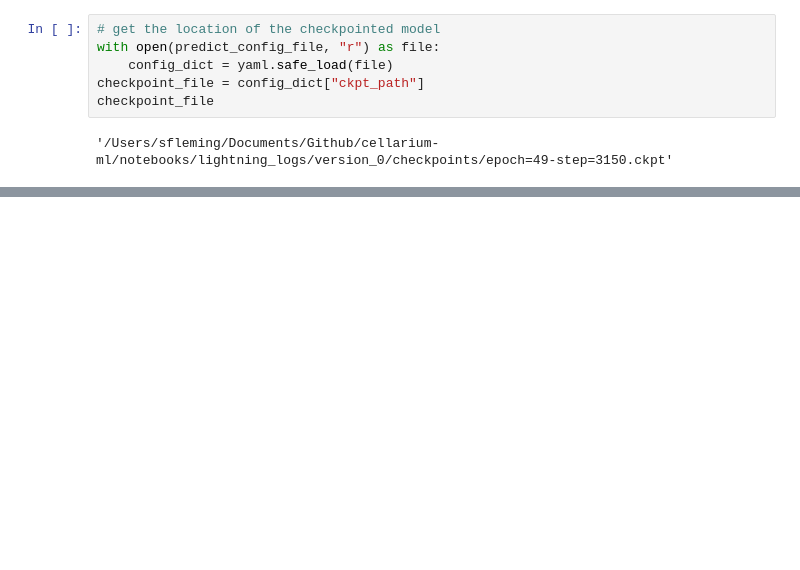
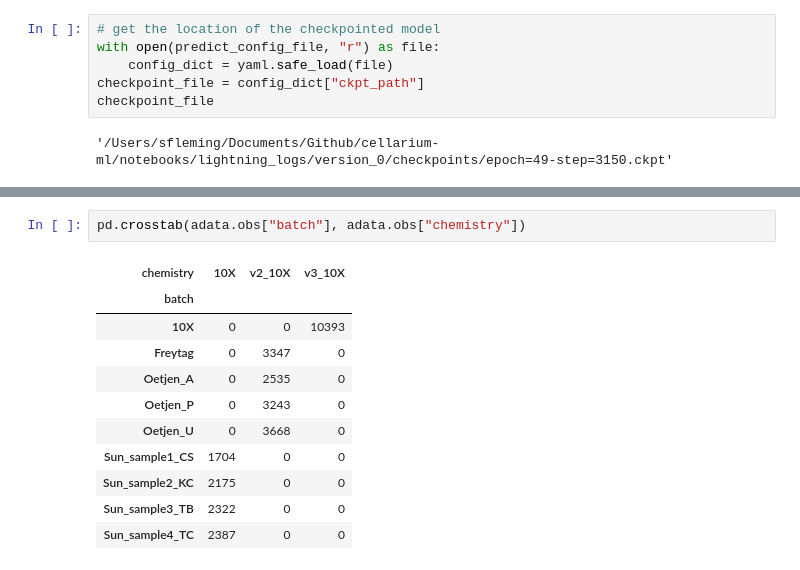
Before and after one commit to cellarium-ai/cellarium-ml, a Jupyter notebook: notebooks/scvi_demo.ipynb, the cells around one changed output, grey strips where cells are left out. Drawn from its saved outputs; the diff is of its cells as text; blank space fills up the shorter version.

```diff
--- a/notebooks/scvi_demo.ipynb
+++ b/notebooks/scvi_demo.ipynb
@@ -263,0 +283,14 @@ else:
+# %%
+pd.crosstab(adata.obs["batch"], adata.obs["chemistry"])
+# %% [output]
+| chemistry | 10X | v2_10X | v3_10X |
+| batch |  |  |  |
+| 10X | 0 | 0 | 10393 |
+| Freytag | 0 | 3347 | 0 |
+| Oetjen_A | 0 | 2535 | 0 |
+| Oetjen_P | 0 | 3243 | 0 |
+| Oetjen_U | 0 | 3668 | 0 |
+| Sun_sample1_CS | 1704 | 0 | 0 |
+| Sun_sample2_KC | 2175 | 0 | 0 |
+| Sun_sample3_TB | 2322 | 0 | 0 |
+| Sun_sample4_TC | 2387 | 0 | 0 |
```
Also changed, not shown: parts of 6 cells of this notebook, 5 other files.
